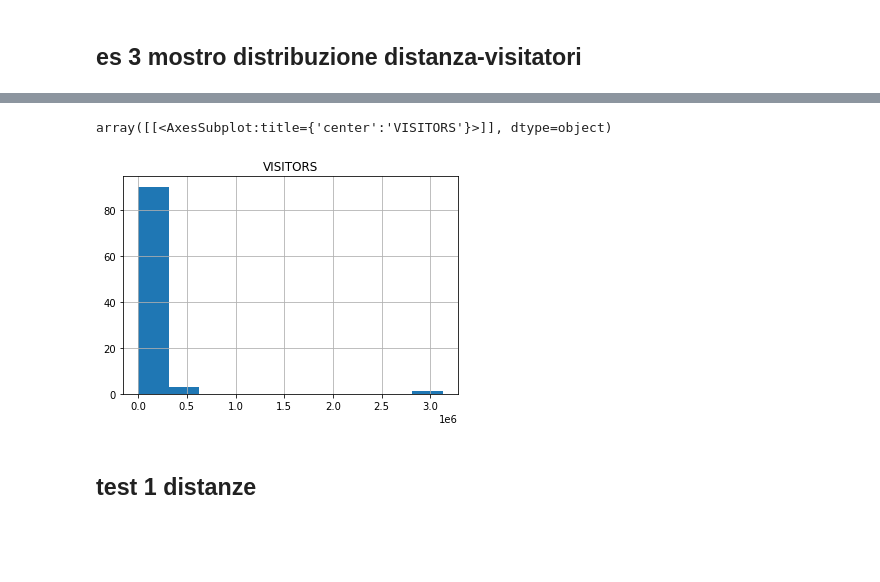
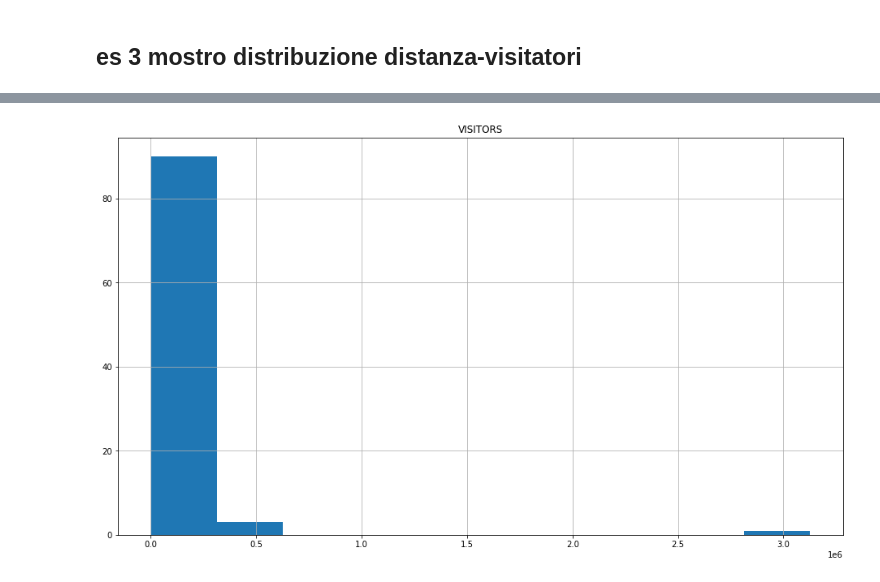
Before and after one commit to nico1654/project_work, a Jupyter notebook: Project_Work.ipynb, the cells around one changed output, grey strips where cells are left out. Drawn from its saved outputs; the diff is of its cells as text; code cells hidden in the pictures; blank space fills up the shorter version.

```diff
--- a/Project_Work.ipynb
+++ b/Project_Work.ipynb
@@ -360,5 +351,4 @@ df_merged = pd.merge(df_distance, df_comuni, on="PRO_COM")
 #prendo solo la distanza ai capoluoghi
 df_merged = df_merged[df_merged.COMUNE_CAPOLUOGO == 1]
 # %%
-df_merged.drop(columns=["Name", "COMUNE_CAPOLUOGO"], inplace=True)
-df_merged.VISITORS =
+#df_merged.drop(columns=["Name", "COMUNE_CAPOLUOGO"], inplace=True)
@@ -399,7 +370,6 @@ Index(['PRO_COM', 'Destinazione', 'Total_Minu', 'Total_Mete', 'COD_PRO',
 # %%
-df_province_with_visitors.hist(column='VISITORS')
+df_province_with_visitors.hist(column='VISITORS',
+                                    figsize = (16,9))
+plt.show()
 # %% [output]
-array([[<AxesSubplot:title={'center':'VISITORS'}>]], dtype=object)
-[figure, old version]
+[figure, new version]
-# %% [markdown]
-## test 1 distanze
```
Also changed, not shown: parts of 17 cells of this notebook.
